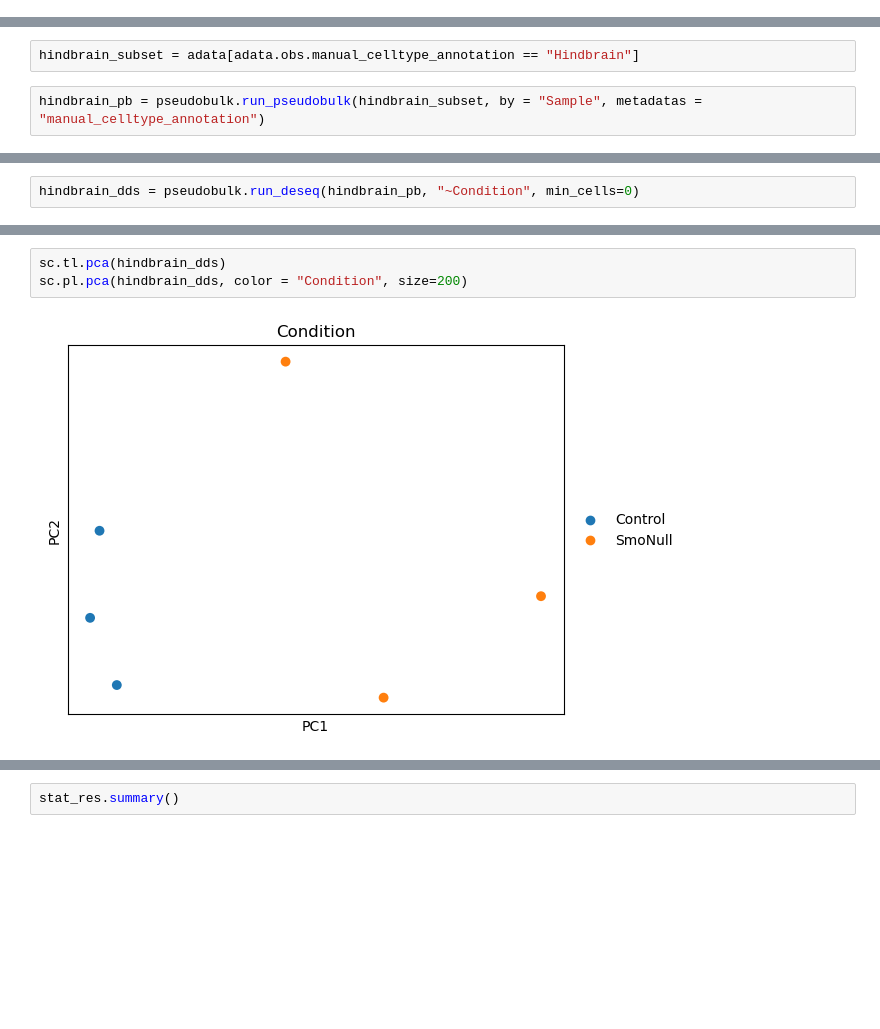
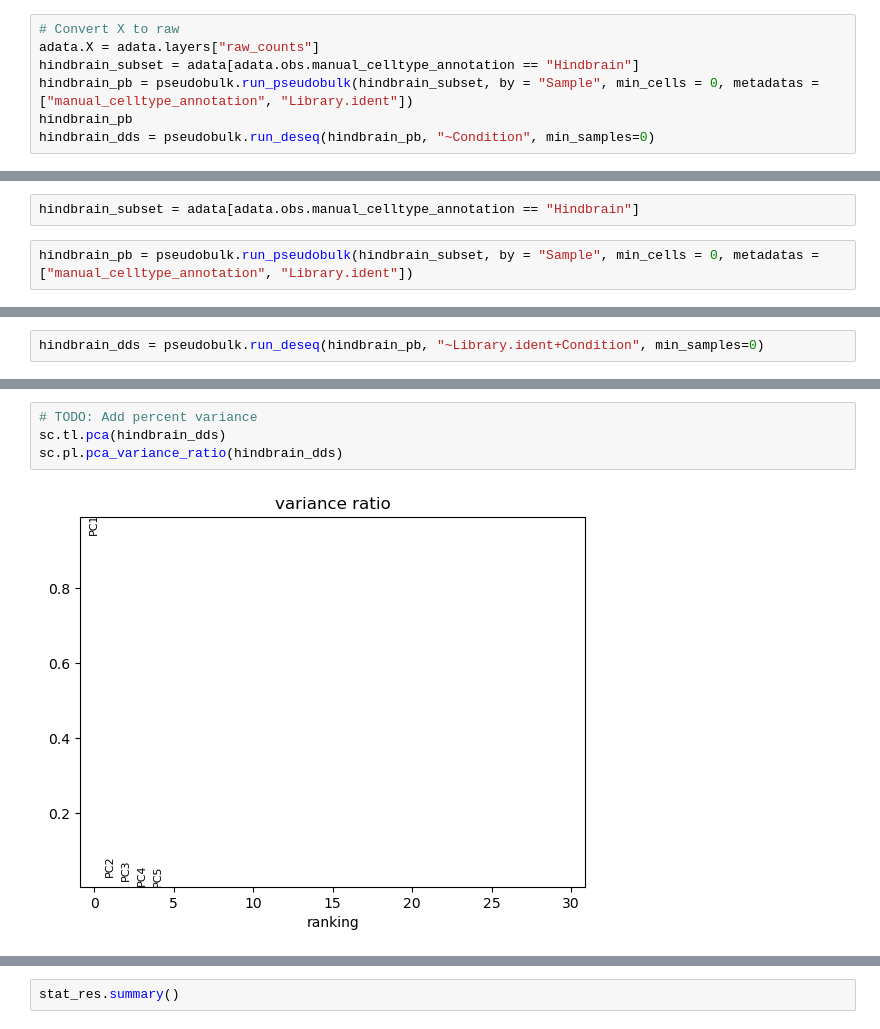
Before and after one commit to Oiya861028/1-sc_practice, a Jupyter notebook: Differential_Gene_Analysis/Notebook/pseudobulk.ipynb, the cells around one changed output, grey strips where cells are left out. Cells and saved outputs as stored; diff of their text form; blank space fills up the shorter version.

```diff
--- a/Differential_Gene_Analysis/Notebook/pseudobulk.ipynb
+++ b/Differential_Gene_Analysis/Notebook/pseudobulk.ipynb
@@ -62,3 +66,10 @@ Categories (1, object): ['Control']
 ['Control']
 # %% [markdown]
 # Start of  Pseudobulk
+# %%
+# Convert X to raw
+adata.X = adata.layers["raw_counts"]
+hindbrain_subset = adata[adata.obs.manual_celltype_annotation == "Hindbrain"]
+hindbrain_pb = pseudobulk.run_pseudobulk(hindbrain_subset, by = "Sample", min_cells = 0, metadatas = ["manual_celltype_annotation", "Library.ident"])
+hindbrain_pb
+hindbrain_dds = pseudobulk.run_deseq(hindbrain_pb, "~Condition", min_samples=0)
@@ -68,4 +110,4 @@ adata.X = adata.layers["raw_counts"]
 # %%
 hindbrain_subset = adata[adata.obs.manual_celltype_annotation == "Hindbrain"]
 # %%
-hindbrain_pb = pseudobulk.run_pseudobulk(hindbrain_subset, by = "Sample", metadatas = "manual_celltype_annotation")
+hindbrain_pb = pseudobulk.run_pseudobulk(hindbrain_subset, by = "Sample", min_cells = 0, metadatas = ["manual_celltype_annotation", "Library.ident"])
@@ -72,5 +119,5 @@ hindbrain_pb = pseudobulk.run_pseudobulk(hindbrain_subset, by = "Sample", metada
 # %%
-hindbrain_dds = pseudobulk.run_deseq(hindbrain_pb, "~Condition", min_cells=0)
+hindbrain_dds = pseudobulk.run_deseq(hindbrain_pb, "~Library.ident+Condition", min_samples=0)
 # %% [output]
 Using None as control genes, passed at DeseqDataSet initialization
 Fitting size factors...
@@ -93,7 +140,8 @@ Calculating cook's distance...
 
 Replacing 0 outlier genes.
 # %%
+# TODO: Add percent variance
 sc.tl.pca(hindbrain_dds)
-sc.pl.pca(hindbrain_dds, color = "Condition", size=200)
+sc.pl.pca_variance_ratio(hindbrain_dds)
 # %% [output]
-[figure, old version]
+[figure, new version]
```
Also changed, not shown: parts of 11 cells of this notebook, 6 other files.
